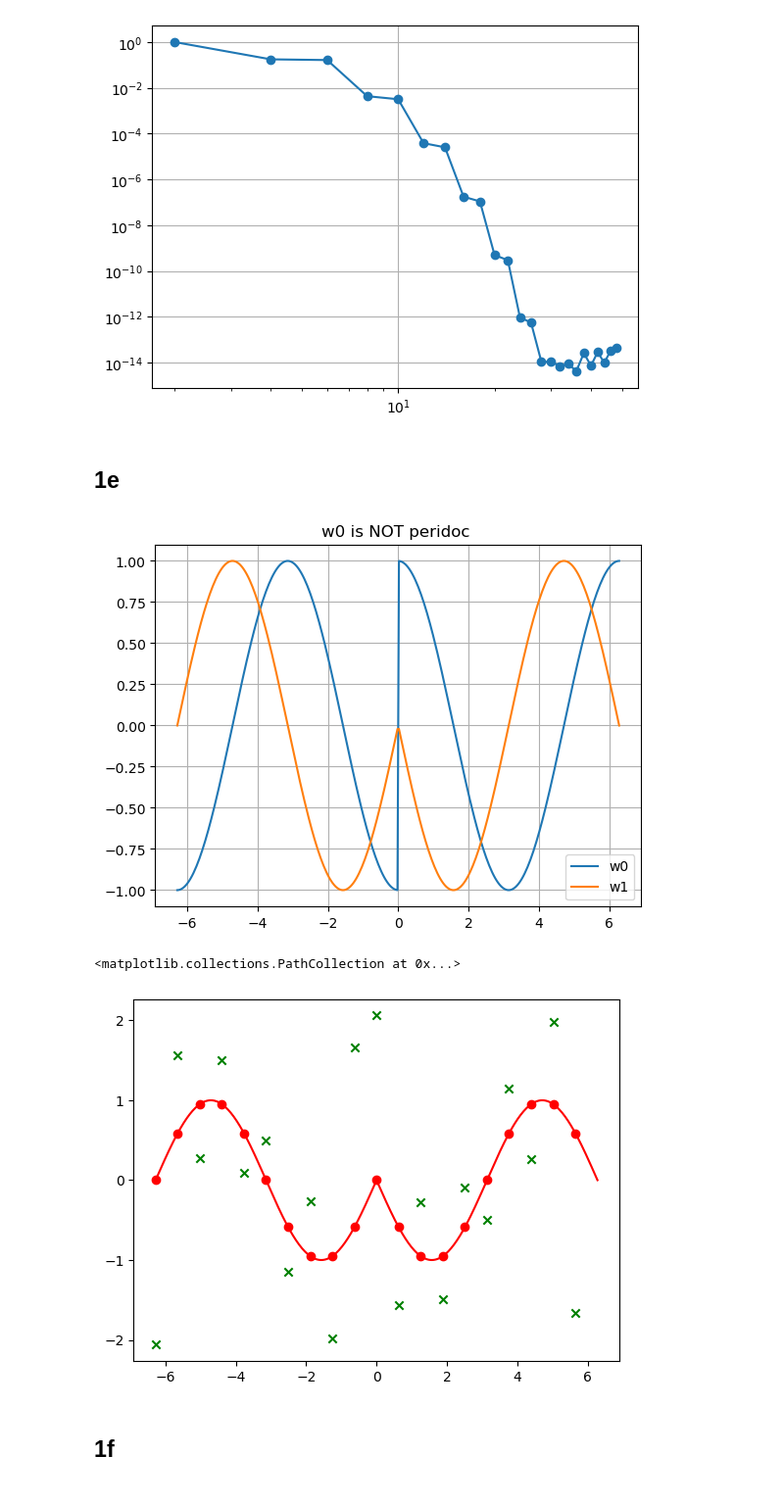
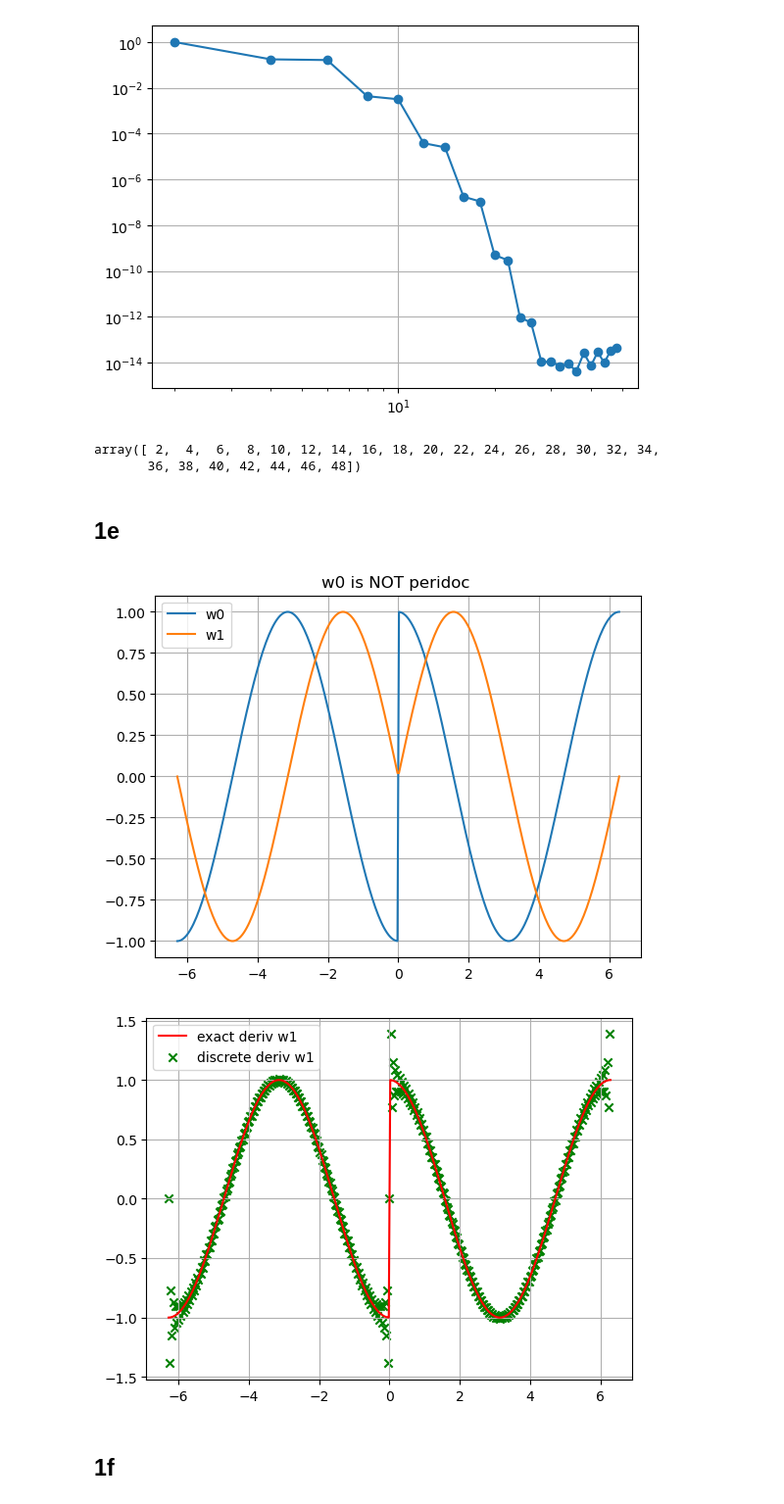
Before and after one commit to JeppeKlitgaard/02689-Advanced-Numerical-Methods, a Jupyter notebook: assignment_1/tb_exercise_1.ipynb, the cells around one changed output. Shown: that part at 98% size. Saved outputs shown, nothing was run; the diff lists cells and outputs as text; code cells hidden in the pictures.

```diff
--- a/assignment_1/tb_exercise_1.ipynb
+++ b/assignment_1/tb_exercise_1.ipynb
@@ -195,30 +194,35 @@ plt.loglog(N_grid, result, marker = "o");
 plt.grid();
 # %% [output]
 [figure]
+# %%
+N_grid
+# %% [output]
+array([ 2,  4,  6,  8, 10, 12, 14, 16, 18, 20, 22, 24, 26, 28, 30, 32, 34,
+       36, 38, 40, 42, 44, 46, 48])
 # %% [markdown]
 ## 1e
 # %%
 # Defining functions
 def w0(x): return np.cos(x)*np.where(x < 0, -1, 1)
-def w1(x): return np.sin(x)*np.where(x < 0, 1, -1)
+def w1(x): return np.sin(x)*np.where(x < 0, -1, 1)
 # def w2(x): return (np.cos(x) + 1)*np.where(x <= 0, 1, -1)
 # def w3(x): return (np.sin(x) + x - 2)*np.where(x <= 0, 1, -1)
 
-N = 10
+N = 200
 # x_array = np.arange(N) * 2*np.pi / N
 x_array = np.arange(-N, N) * 2*np.pi / N
 
-w0_array = w0(x_array)
+# w0_array = w0(x_array)
 w1_array = w1(x_array)
-w2_array = w2(x_array)
-w3_array = w3(x_array)
+# w2_array = w2(x_array)
+# w3_array = w3(x_array)
 
 D = get_D(N_input = 2*N, index_array=np.arange(-N, N))
 # D = get_D(N_input = N)
 
-w1_D = D @ w0_array
-w2_D = D @ w1_array
-w3_D = D @ w2_array
+w0_D = D @ w1_array
+# w1_D = D @ w2_array
+# w2_D = D @ w3_array
 # %%
 plt.plot(np.linspace(-2*np.pi, 2*np.pi, 300), w0(np.linspace(-2*np.pi, 2*np.pi, 300)), label = "w0")
 plt.plot(np.linspace(-2*np.pi, 2*np.pi, 300), w1(np.linspace(-2*np.pi, 2*np.pi, 300)), label = "w1")
@@ -226,20 +230,19 @@ plt.legend()
 plt.title("w0 is NOT peridoc ")
 plt.grid();
 # %% [output]
-[figure, old version]
+[figure, new version]
 # %%
 # f = interpolate.interp1d(x_array, w1_D)
 # I = quad(integrand, 0, 1, args=(a,b))
 # %%
 x_plot = np.linspace(-2*np.pi, 2*np.pi, 300)
-plt.scatter(x_array, w1_array, label = "exact", color = "red")
-plt.plot(x_plot, w1(x_plot), label = "exact", color = "red")
-plt.scatter(x_array, w1_D/2, label = "D @ v_array", marker = "x", color = "green")
-# plt.legend()
-# plt.grid();
+# plt.scatter(x_array, w1_array, label = "exact", color = "red")
+plt.plot(x_plot, w0(x_plot), label = "exact deriv w1", color = "red")
+plt.scatter(x_array, w0_D / 2, label = "discrete deriv w1", marker = "x", color = "green")
+plt.legend()
+plt.grid();
 # %% [output]
-<matplotlib.collections.PathCollection at 0x...>
-[figure, old version]
+[figure, new version]
 # %% [markdown]
 ## 1f
 # %%
```
Also changed, not shown: parts of 9 cells of this notebook, 3 other files.
